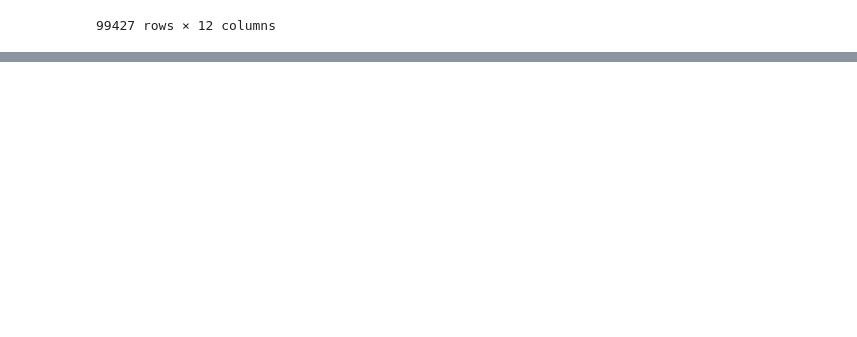
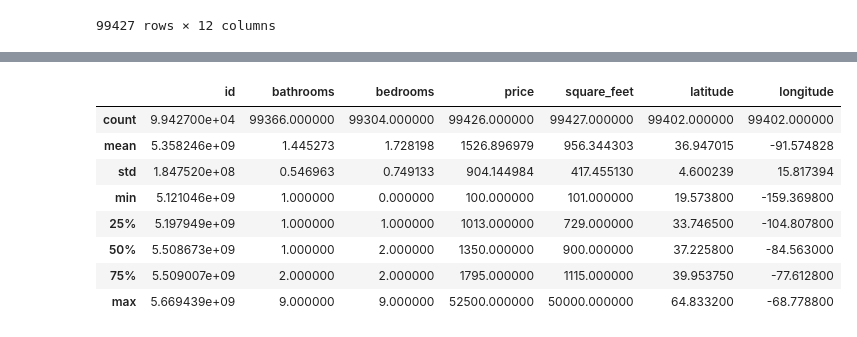
Before and after one commit to Mathias1997/Projekt-Rentprice, a Jupyter notebook: rent_price_exam.ipynb, the cells around one changed output, grey strips where cells are left out. Saved outputs shown, nothing was run; the diff lists cells and outputs as text; code cells hidden in the pictures; blank space fills up the shorter version.

```diff
--- a/rent_price_exam.ipynb
+++ b/rent_price_exam.ipynb
@@ -126,0 +138,12 @@ data
+# %%
+data.describe()
+# %% [output]
+|  | id | bathrooms | bedrooms | price | square_feet | latitude | longitude |
+| count | 9.942700e+04 | 99366.000000 | 99304.000000 | 99426.000000 | 99427.000000 | 99402.000000 | 99402.000000 |
+| mean | 5.358246e+09 | 1.445273 | 1.728198 | 1526.896979 | 956.344303 | 36.947015 | -91.574828 |
+| std | 1.847520e+08 | 0.546963 | 0.749133 | 904.144984 | 417.455130 | 4.600239 | 15.817394 |
+| min | 5.121046e+09 | 1.000000 | 0.000000 | 100.000000 | 101.000000 | 19.573800 | -159.369800 |
+| 25% | 5.197949e+09 | 1.000000 | 1.000000 | 1013.000000 | 729.000000 | 33.746500 | -104.807800 |
+| 50% | 5.508673e+09 | 1.000000 | 2.000000 | 1350.000000 | 900.000000 | 37.225800 | -84.563000 |
+| 75% | 5.509007e+09 | 2.000000 | 2.000000 | 1795.000000 | 1115.000000 | 39.953750 | -77.612800 |
+| max | 5.669439e+09 | 9.000000 | 9.000000 | 52500.000000 | 50000.000000 | 64.833200 | -68.778800 |
```
Also changed, not shown: parts of 8 cells of this notebook.
